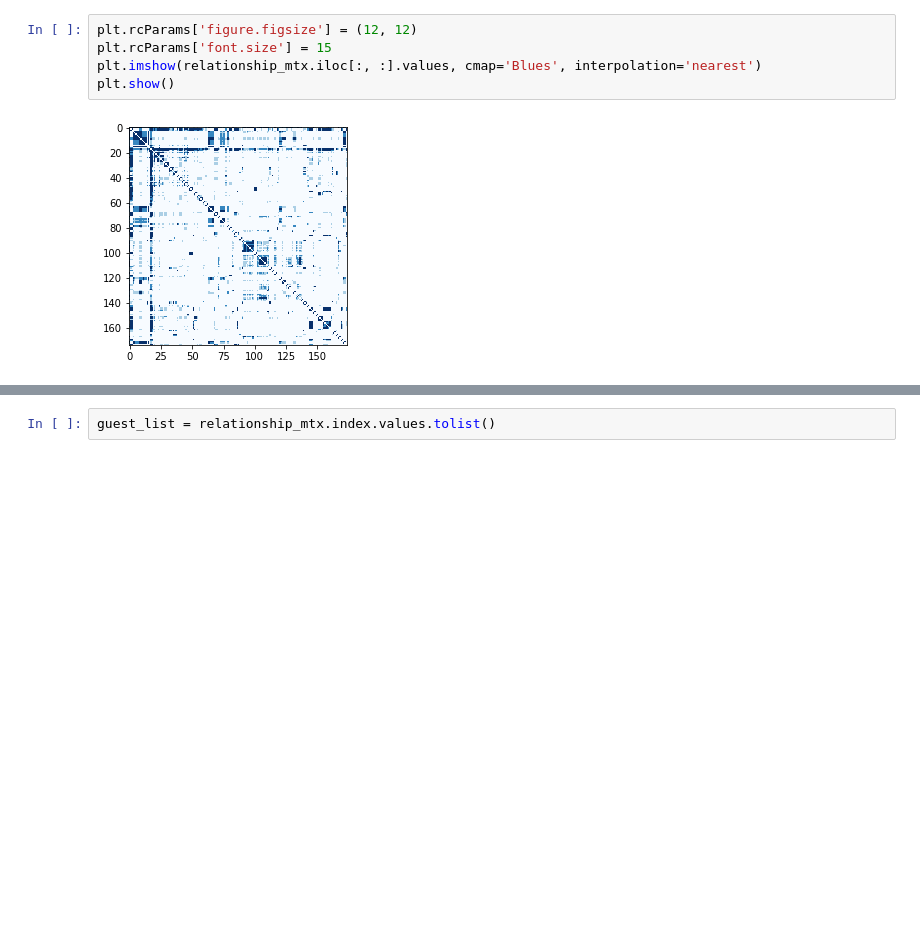
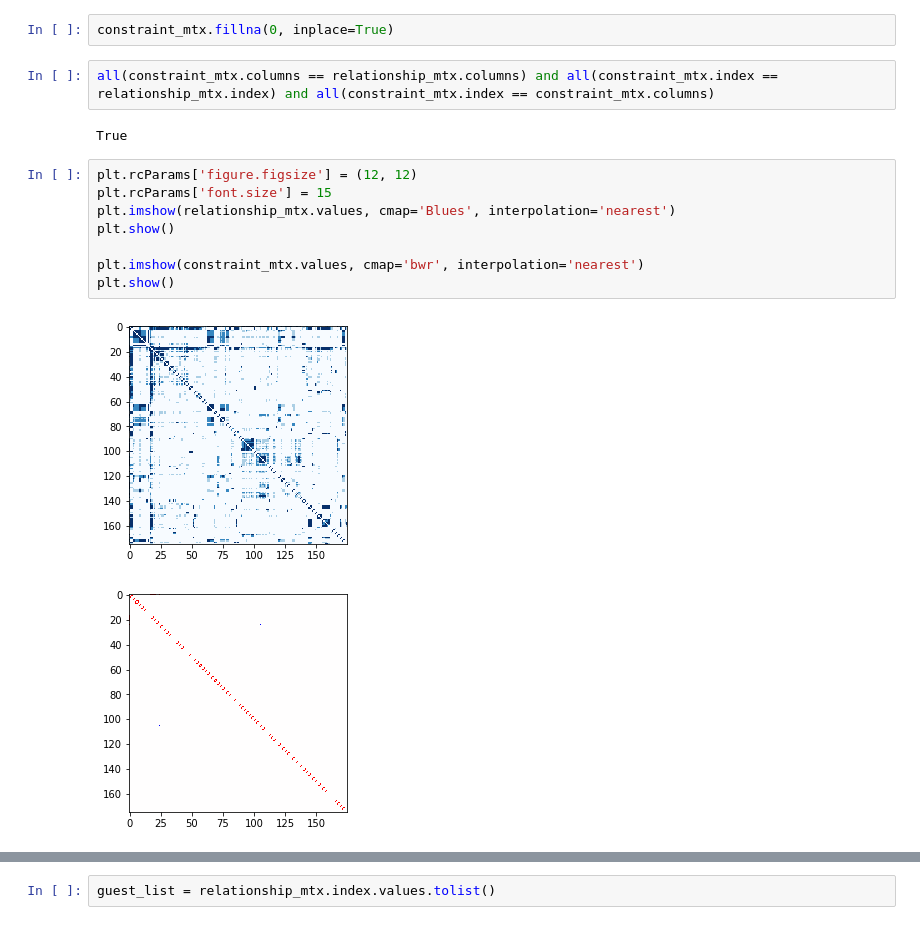
Before and after one commit to firstprinciples/wedding_prep, a Jupyter notebook: apeelx_wedding_prep/analyses/data_validation.ipynb, the cells around one changed output, grey strips where cells are left out. Drawn from its saved outputs; the diff is of its cells as text; blank space fills up the shorter version.

```diff
--- a/apeelx_wedding_prep/analyses/data_validation.ipynb
+++ b/apeelx_wedding_prep/analyses/data_validation.ipynb
@@ -23,10 +26,20 @@ relationship_mtx
+# %%
+constraint_mtx.fillna(0, inplace=True)
+# %%
+all(constraint_mtx.columns == relationship_mtx.columns) and all(constraint_mtx.index == relationship_mtx.index) and all(constraint_mtx.index == constraint_mtx.columns)
+# %% [output]
+True
 # %%
 plt.rcParams['figure.figsize'] = (12, 12)
 plt.rcParams['font.size'] = 15
-plt.imshow(relationship_mtx.iloc[:, :].values, cmap='Blues', interpolation='nearest')
+plt.imshow(relationship_mtx.values, cmap='Blues', interpolation='nearest')
 plt.show()
+
+plt.imshow(constraint_mtx.values, cmap='bwr', interpolation='nearest')
+plt.show()
 # %% [output]
 [figure]
+[figure, added]
 # %%
 relationship_mtx.sum(axis=0).sort_values(ascending=False)[:50]
 # %% [output]
```
Also changed, not shown: parts of 23 cells of this notebook, 3 other files.
